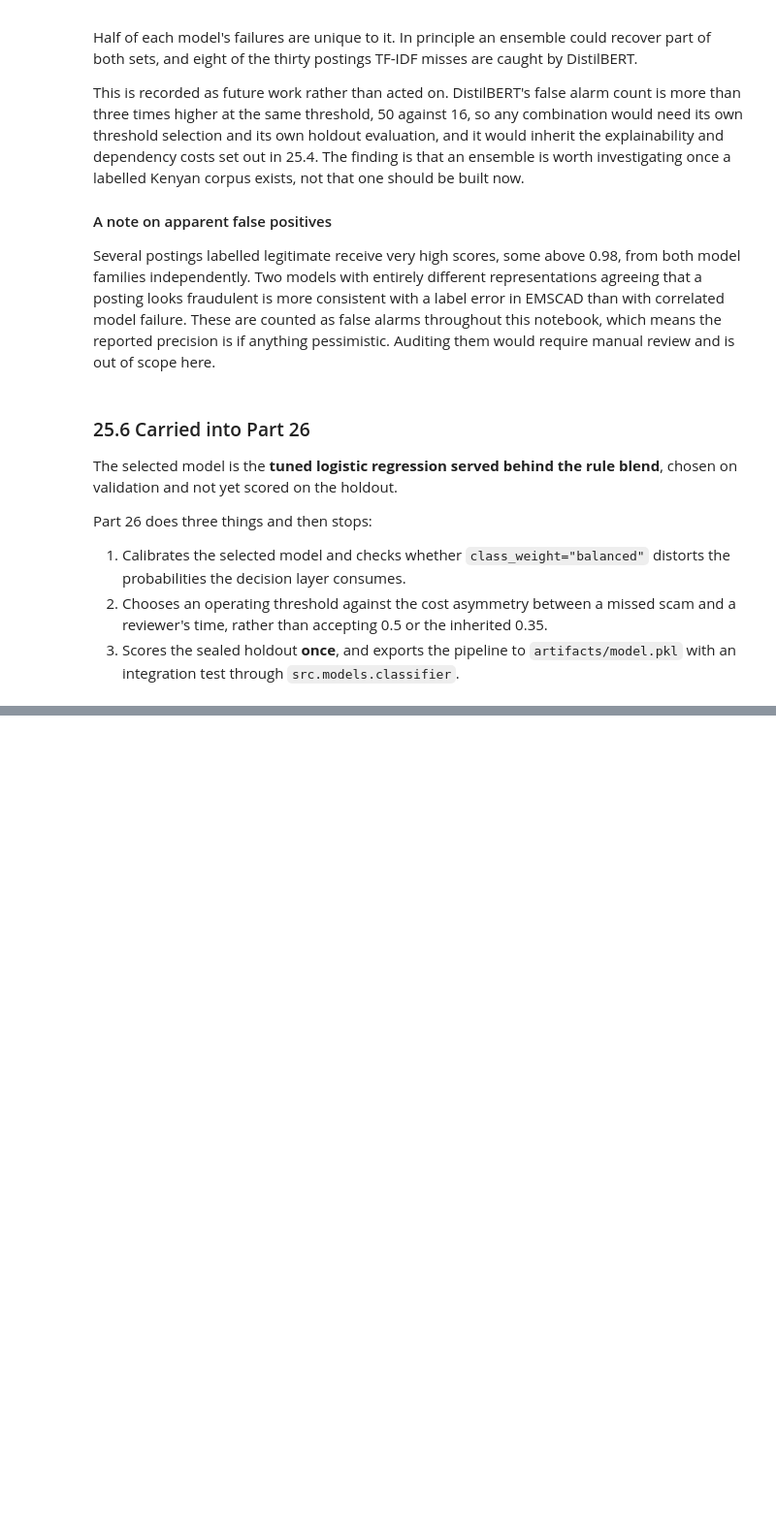
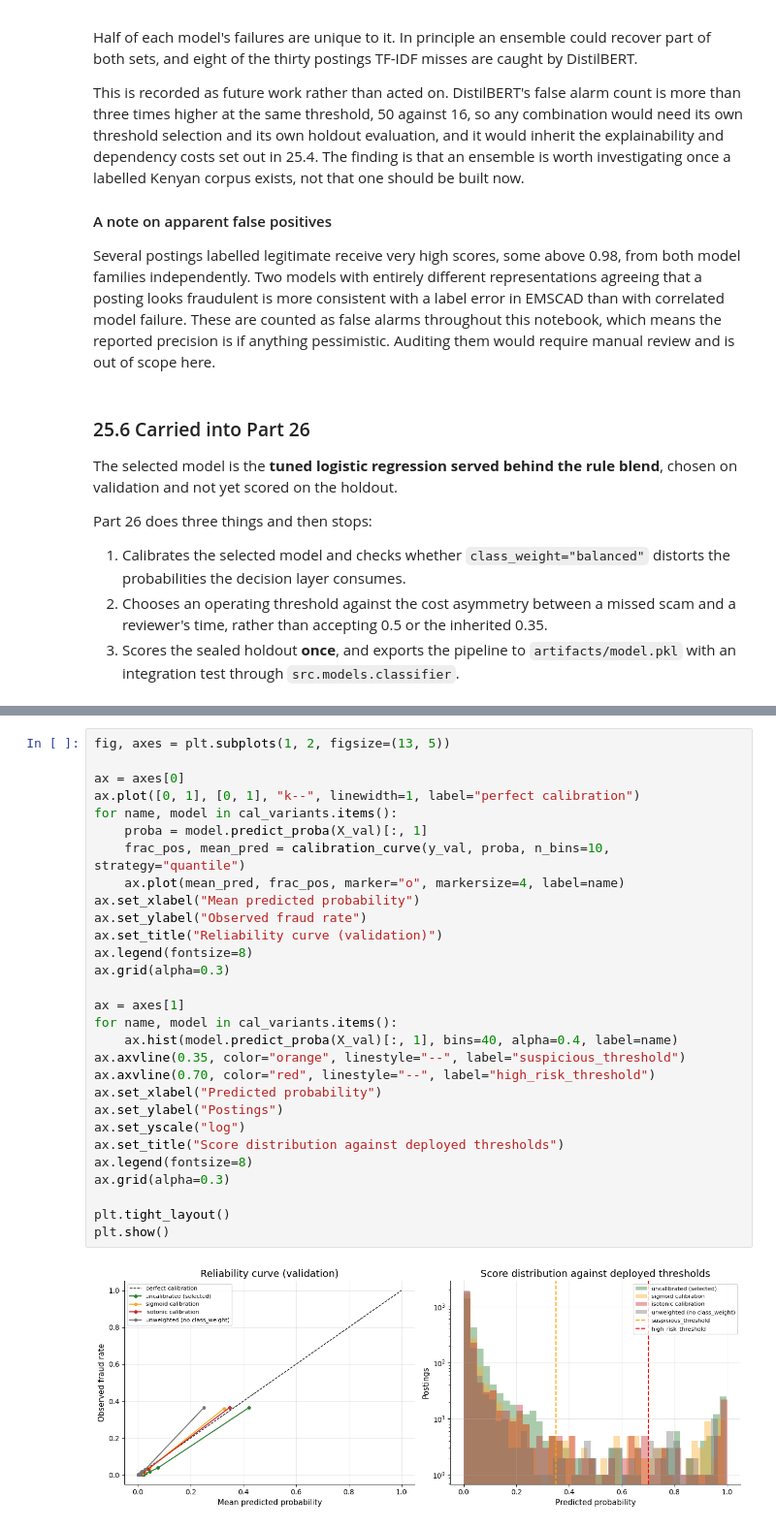
Before and after one commit to group2DS/job-scam-detection, a Jupyter notebook: notebooks/02_job_scam_detection.ipynb, the cells around one changed output, grey strips where cells are left out. Shown at 97% size. Saved outputs shown, nothing was run; the diff lists cells and outputs as text; blank space fills up the shorter version.

```diff
--- a/notebooks/02_job_scam_detection.ipynb
+++ b/notebooks/02_job_scam_detection.ipynb
@@ -4461,0 +4529,31 @@ Part 26 does three things and then stops:
+# %%
+fig, axes = plt.subplots(1, 2, figsize=(13, 5))
+
+ax = axes[0]
+ax.plot([0, 1], [0, 1], "k--", linewidth=1, label="perfect calibration")
+for name, model in cal_variants.items():
+    proba = model.predict_proba(X_val)[:, 1]
+    frac_pos, mean_pred = calibration_curve(y_val, proba, n_bins=10, strategy="quantile")
+    ax.plot(mean_pred, frac_pos, marker="o", markersize=4, label=name)
+ax.set_xlabel("Mean predicted probability")
+ax.set_ylabel("Observed fraud rate")
+ax.set_title("Reliability curve (validation)")
+ax.legend(fontsize=8)
+ax.grid(alpha=0.3)
+
+ax = axes[1]
+for name, model in cal_variants.items():
+    ax.hist(model.predict_proba(X_val)[:, 1], bins=40, alpha=0.4, label=name)
+ax.axvline(0.35, color="orange", linestyle="--", label="suspicious_threshold")
+ax.axvline(0.70, color="red", linestyle="--", label="high_risk_threshold")
+ax.set_xlabel("Predicted probability")
+ax.set_ylabel("Postings")
+ax.set_yscale("log")
+ax.set_title("Score distribution against deployed thresholds")
+ax.legend(fontsize=8)
+ax.grid(alpha=0.3)
+
+plt.tight_layout()
+plt.show()
+# %% [output]
+[figure, added]
```
Also changed, not shown: parts of 15 cells of this notebook, 6 other files.
